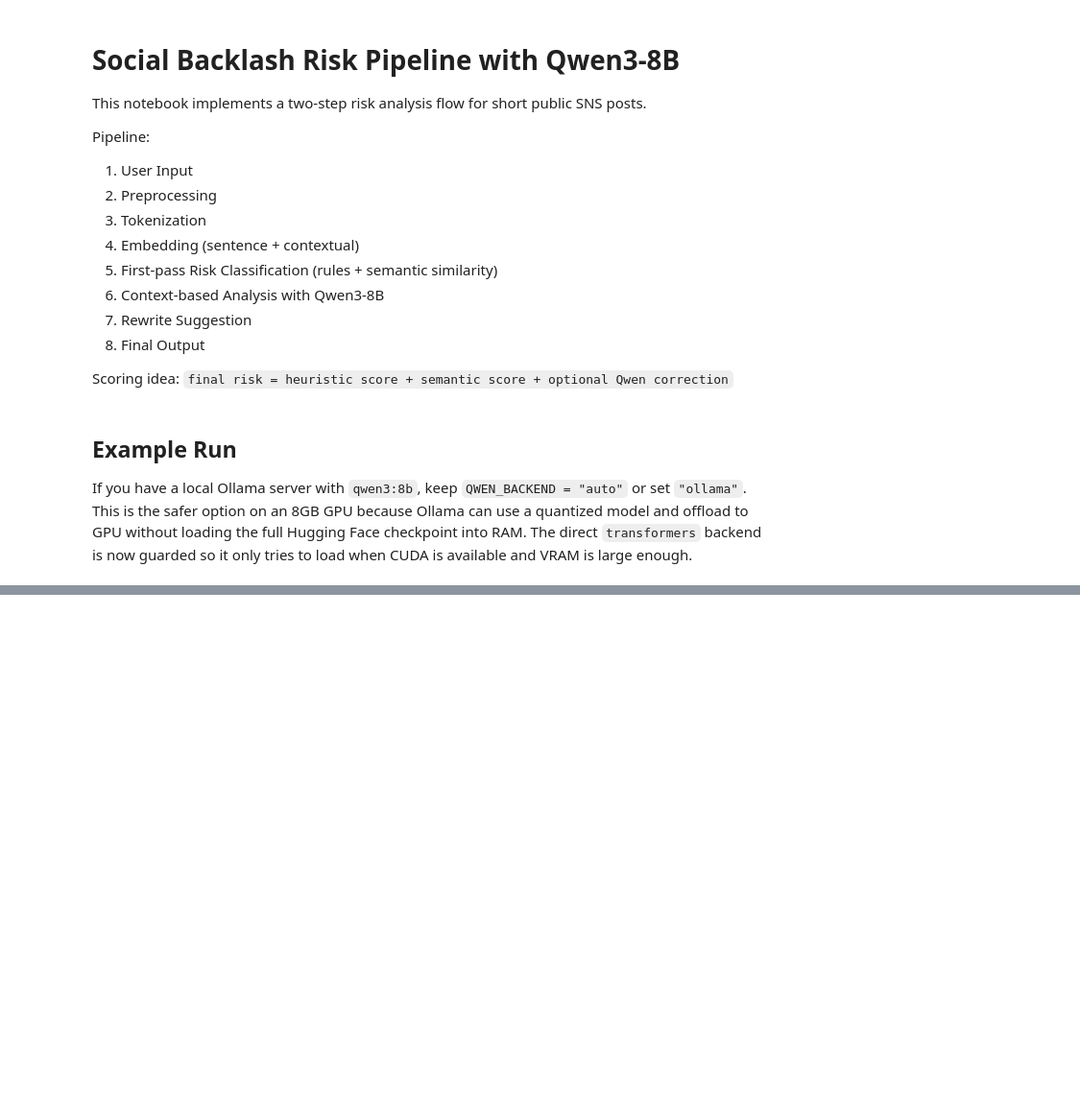
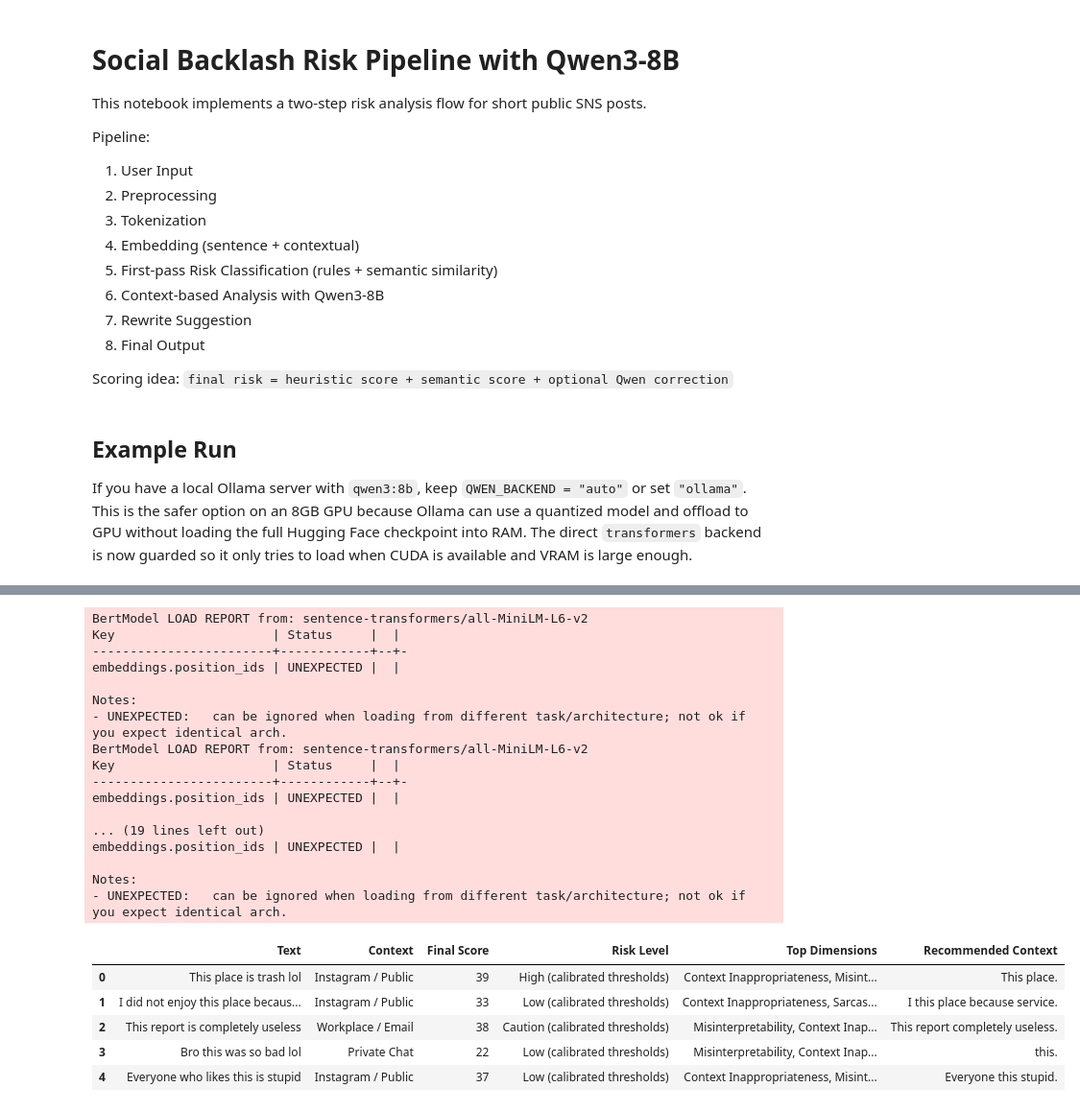
Before and after one commit to seungjongyoo/context-aware-backlash-risk-analyzer, a Jupyter notebook: test.ipynb, the cells around one changed output, grey strips where cells are left out. Shown at 96% size. Cells and saved outputs as stored; diff of their text form; code cells hidden in the pictures; blank space fills up the shorter version.

```diff
--- a/test.ipynb
+++ b/test.ipynb
@@ -811,0 +1529,59 @@ print(result.llm_prompt)
+# %%
+validation_samples = [
+    ("This place is trash lol", "Instagram / Public"),
+    ("I did not enjoy this place because the service was slow", "Instagram / Public"),
+    ("This report is completely useless", "Workplace / Email"),
+    ("Bro this was so bad lol", "Private Chat"),
+    ("Everyone who likes this is stupid", "Instagram / Public"),
+]
+
+validation_results = [
+    run_backlash_risk_pipeline(text, context=context)
+    for text, context in validation_samples
+]
+
+calibrated_thresholds = calibrate_thresholds([item.final_risk_score for item in validation_results])
+
+demo_rows = []
+for item in validation_results:
+    demo_rows.append(
+        {
+            "Text": item.original_text,
+            "Context": item.context,
+            "Final Score": item.final_risk_score,
+            "Risk Level": risk_level_from_score(item.final_risk_score, calibrated_thresholds),
+            "LLM Backend": item.llm_backend,
+            "Top Dimensions": ", ".join(top_dimensions(item.final_dimensions)) or "Low explicit risk",
+            "Recommended Context": item.recommended_context,
+        }
+    )
+
+validation_demo_table = pd.DataFrame(
+    demo_rows,
+    columns=["Text", "Context", "Final Score", "Risk Level", "LLM Backend", "Top Dimensions", "Recommended Context"],
+)
+validation_demo_table
+# %% [output]
+BertModel LOAD REPORT from: sentence-transformers/all-MiniLM-L6-v2
+Key                     | Status     |  |
+------------------------+------------+--+-
+embeddings.position_ids | UNEXPECTED |  |
+
+Notes:
+- UNEXPECTED:   can be ignored when loading from different task/architecture; not ok if you expect identical arch.
+BertModel LOAD REPORT from: sentence-transformers/all-MiniLM-L6-v2
+Key                     | Status     |  |
+------------------------+------------+--+-
+embeddings.position_ids | UNEXPECTED |  |
+
+... (19 lines left out)
+embeddings.position_ids | UNEXPECTED |  |
+
+Notes:
+- UNEXPECTED:   can be ignored when loading from different task/architecture; not ok if you expect identical arch.
+|  | Text | Context | Final Score | Risk Level | Top Dimensions | Recommended Context |
+| 0 | This place is trash lol | Instagram / Public | 39 | High (calibrated thresholds) | Context Inappropriateness, Misint... | This place. |
+| 1 | I did not enjoy this place becaus... | Instagram / Public | 33 | Low (calibrated thresholds) | Context Inappropriateness, Sarcas... | I this place because service. |
+| 2 | This report is completely useless | Workplace / Email | 38 | Caution (calibrated thresholds) | Misinterpretability, Context Inap... | This report completely useless. |
+| 3 | Bro this was so bad lol | Private Chat | 22 | Low (calibrated thresholds) | Misinterpretability, Context Inap... | this. |
+| 4 | Everyone who likes this is stupid | Instagram / Public | 37 | Low (calibrated thresholds) | Context Inappropriateness, Misint... | Everyone this stupid. |
```
Also changed, not shown: parts of 11 cells of this notebook.
